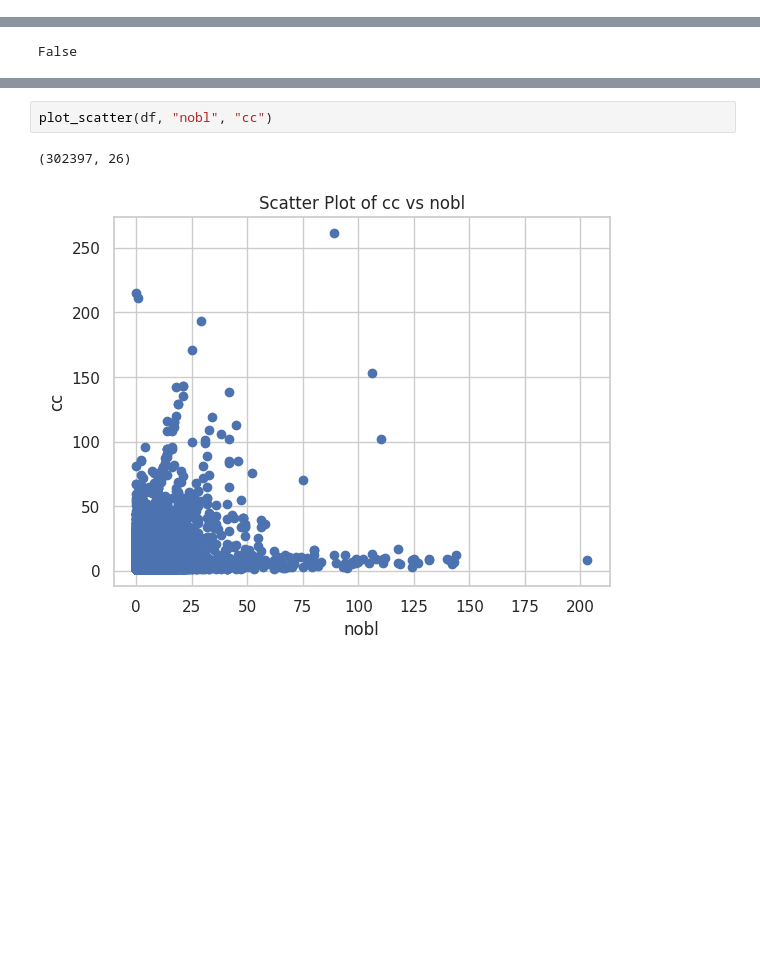
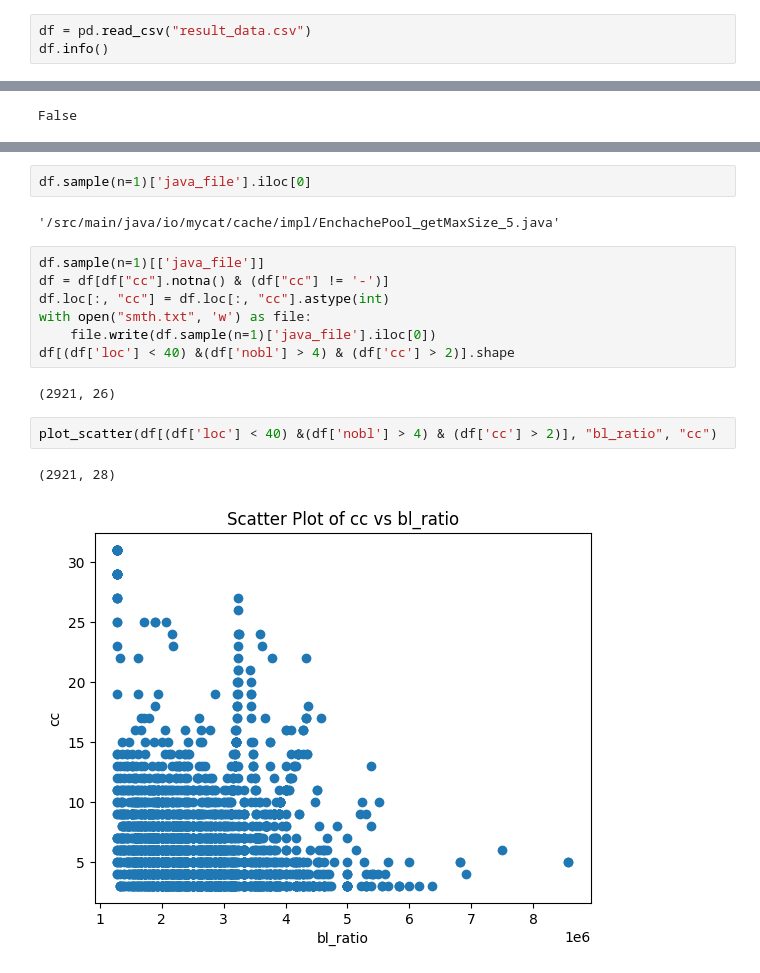
Before and after one commit to RuslanGaliullin/cam, a Jupyter notebook: read.ipynb, the cells around one changed output, grey strips where cells are left out. Saved outputs shown, nothing was run; the diff lists cells and outputs as text; blank space fills up the shorter version.

```diff
--- a/read.ipynb
+++ b/read.ipynb
@@ -82,0 +52,3 @@ memory usage: 12.3+ MB
+# %%
+df = pd.read_csv("result_data.csv")
+df.info()
@@ -110,8 +106,21 @@ def count_corr(df, column_list):
     # Calculate correlation for specific columns
     correlation_matrix = filtered_df[column_list].corr()
     return correlation_matrix
+# %%
+df.sample(n=1)['java_file'].iloc[0]
+# %% [output]
+'/src/main/java/io/mycat/cache/impl/EnchachePool_getMaxSize_5.java'
+# %%
+df.sample(n=1)[['java_file']]
+df = df[df["cc"].notna() & (df["cc"] != '-')]
+df.loc[:, "cc"] = df.loc[:, "cc"].astype(int)
+with open("smth.txt", 'w') as file:
+    file.write(df.sample(n=1)['java_file'].iloc[0])
+df[(df['loc'] < 40) &(df['nobl'] > 4) & (df['cc'] > 2)].shape
+# %% [output]
+(2921, 26)
 # %%
-plot_scatter(df, "nobl", "cc")
+plot_scatter(df[(df['loc'] < 40) &(df['nobl'] > 4) & (df['cc'] > 2)], "bl_ratio", "cc")
 # %% [output]
-(302397, 26)
+(2921, 28)
-[figure, old version]
+[figure, new version]
```
Also changed, not shown: parts of 19 cells of this notebook.
